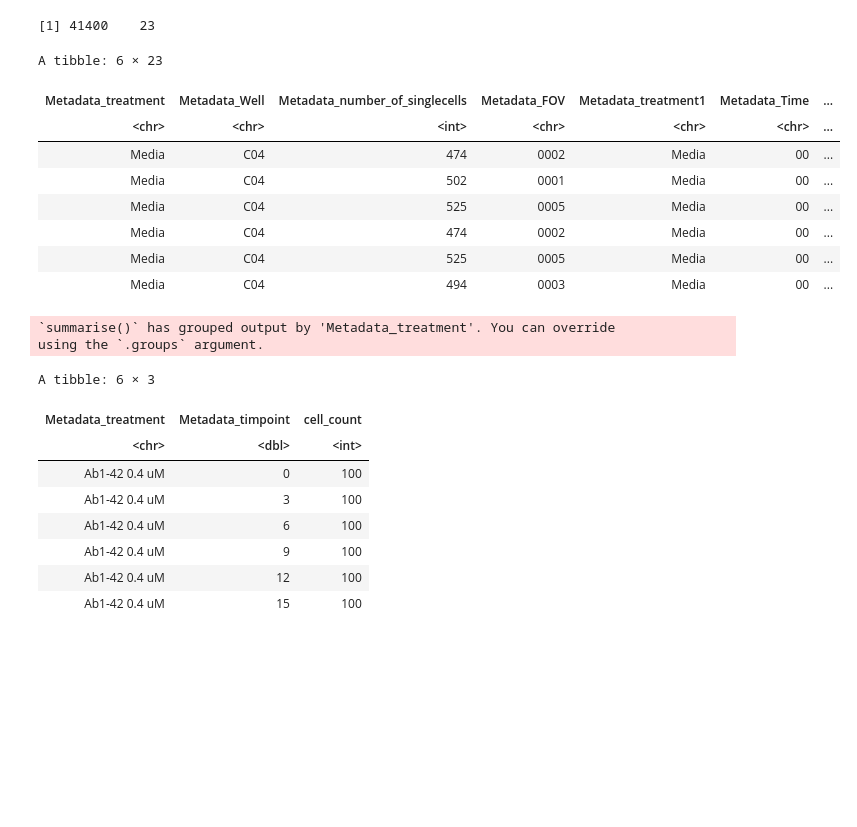
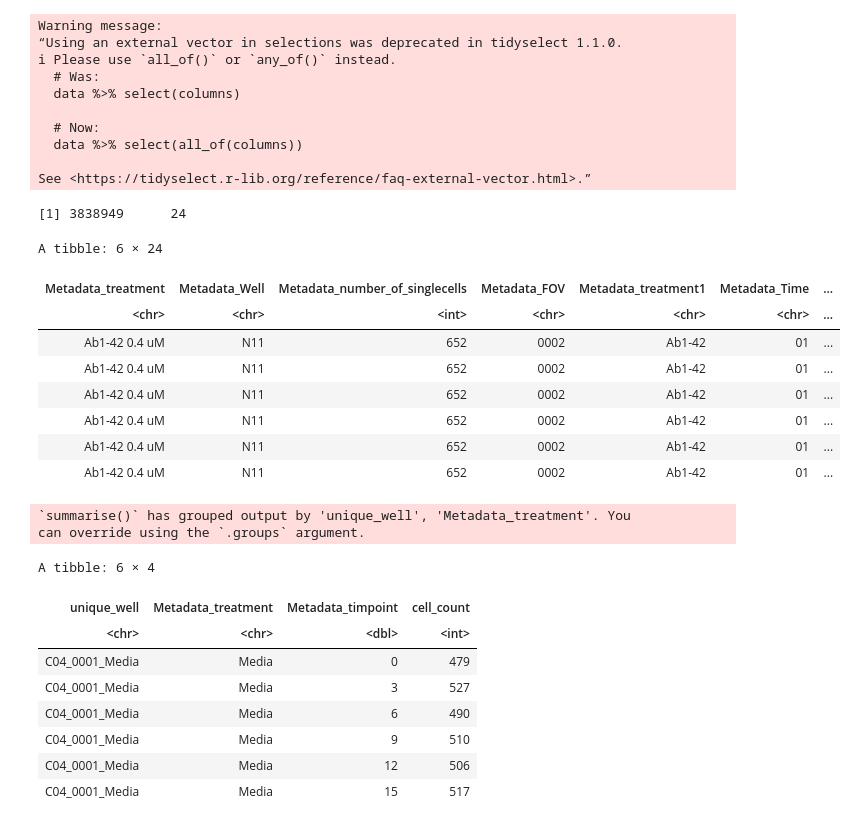
Before and after one commit to MikeLippincott/pyroptosis_live-cell_timelapse, a Jupyter notebook: Wave1_data/5.exploratory_data_analysis/notebooks/4.cell_count_analsis.ipynb, the cells around one changed output. Drawn from its saved outputs; the diff is of its cells as text; code cells hidden in the pictures; blank space fills up the shorter version.

```diff
--- a/Wave1_data/5.exploratory_data_analysis/notebooks/4.cell_count_analsis.ipynb
+++ b/Wave1_data/5.exploratory_data_analysis/notebooks/4.cell_count_analsis.ipynb
@@ -25,45 +25,56 @@ columns <- c(
     "Metadata_Nuclei_Number_Object_Number"
 )
 # %%
-df <- file.path("../../4.processing_profiled_features/data/preprocessed_data/live_cell_pyroptosis_wave1_sc_first_time_norm_fs_subset.parquet")
+df <- file.path("../../4.processing_profiled_features/data/preprocessed_data/live_cell_pyroptosis_wave1_sc_first_time_norm_fs.parquet")
 
 df <- arrow::read_parquet(df,col_select = columns)
 df$well_fov <- paste0(df$Metadata_Well, "_", df$Metadata_FOV)
 df$Metadata_timpoint <- as.numeric(df$Metadata_Time) * 3 # 3 hours
 df$unique_cell <- paste0(df$Metadata_timpoint, "_", df$well_fov, "_", df$Metadata_ImageNumber, "_", df$Metadata_Nuclei_Number_Object_Number)
+df$unique_well <- paste0(df$well_fov, "_", df$Metadata_treatment)
 # show all columns in a jupyter notebooks
 print(dim(df))
 head(df)
 # %% [output]
-[1] 41400    23
+Warning message:
+“Using an external vector in selections was deprecated in tidyselect 1.1.0.
+ℹ Please use `all_of()` or `any_of()` instead.
+  # Was:
+  data %>% select(columns)
+
+  # Now:
+  data %>% select(all_of(columns))
+
+See <https://tidyselect.r-lib.org/reference/faq-external-vector.html>.”
-A tibble: 6 × 23
+[1] 3838949      24
+A tibble: 6 × 24
 | Metadata_treatment | Metadata_Well | Metadata_number_of_singlecells | Metadata_FOV | Metadata_treatment1 | Metadata_Time | ... |
 | <chr> | <chr> | <int> | <chr> | <chr> | <chr> | ... |
-| Media | C04 | 474 | 0002 | Media | 00 | ... |
-| Media | C04 | 502 | 0001 | Media | 00 | ... |
-| Media | C04 | 525 | 0005 | Media | 00 | ... |
-| Media | C04 | 474 | 0002 | Media | 00 | ... |
-| Media | C04 | 525 | 0005 | Media | 00 | ... |
-| Media | C04 | 494 | 0003 | Media | 00 | ... |
+| Ab1-42 0.4 uM | N11 | 652 | 0002 | Ab1-42 | 01 | ... |
+| Ab1-42 0.4 uM | N11 | 652 | 0002 | Ab1-42 | 01 | ... |
+| Ab1-42 0.4 uM | N11 | 652 | 0002 | Ab1-42 | 01 | ... |
+| Ab1-42 0.4 uM | N11 | 652 | 0002 | Ab1-42 | 01 | ... |
+| Ab1-42 0.4 uM | N11 | 652 | 0002 | Ab1-42 | 01 | ... |
+| Ab1-42 0.4 uM | N11 | 652 | 0002 | Ab1-42 | 01 | ... |
 # %%
 # get the cell counts per well per time
 cell_counts <- df %>%
-  group_by(Metadata_treatment, Metadata_timpoint) %>%
+  group_by(unique_well,Metadata_treatment, Metadata_timpoint) %>%
   # get the unique cell count per well per time
     summarise(cell_count = n_distinct(unique_cell)) %>%
     ungroup()
 
 head(cell_counts)
 # %% [output]
-`summarise()` has grouped output by 'Metadata_treatment'. You can override
-using the `.groups` argument.
+`summarise()` has grouped output by 'unique_well', 'Metadata_treatment'. You
+can override using the `.groups` argument.
-A tibble: 6 × 3
+A tibble: 6 × 4
-| Metadata_treatment | Metadata_timpoint | cell_count |
-| <chr> | <dbl> | <int> |
-| Ab1-42 0.4 uM | 0 | 100 |
-| Ab1-42 0.4 uM | 3 | 100 |
-| Ab1-42 0.4 uM | 6 | 100 |
-| Ab1-42 0.4 uM | 9 | 100 |
-| Ab1-42 0.4 uM | 12 | 100 |
-| Ab1-42 0.4 uM | 15 | 100 |
+| unique_well | Metadata_treatment | Metadata_timpoint | cell_count |
+| <chr> | <chr> | <dbl> | <int> |
+| C04_0001_Media | Media | 0 | 479 |
+| C04_0001_Media | Media | 3 | 527 |
+| C04_0001_Media | Media | 6 | 490 |
+| C04_0001_Media | Media | 9 | 510 |
+| C04_0001_Media | Media | 12 | 506 |
+| C04_0001_Media | Media | 15 | 517 |
 # %%
```
Also changed, not shown: parts of 6 cells of this notebook, 1 other file.
